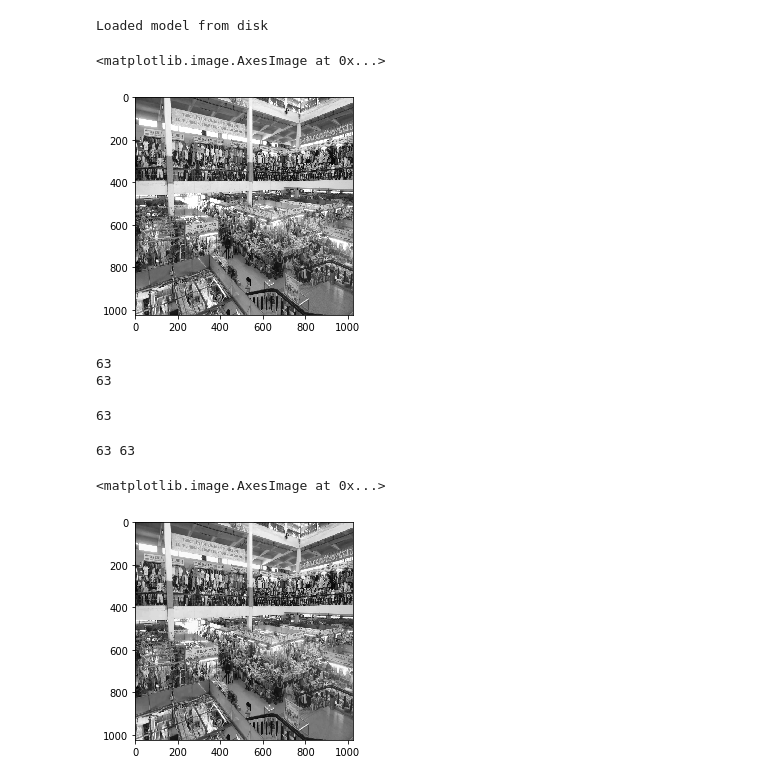
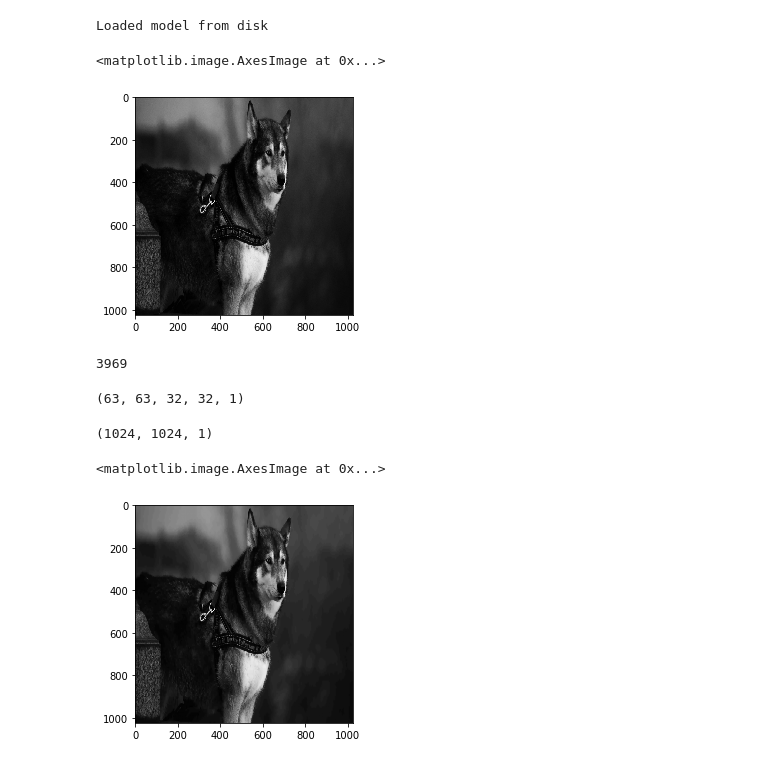
Before and after one commit to Ayush-Shirsat/DIP-project, a Jupyter notebook: ARCNN/gray_Predict.ipynb, the cells around one changed output. Drawn from its saved outputs; the diff is of its cells as text; code cells hidden in the pictures.

```diff
--- a/ARCNN/gray_Predict.ipynb
+++ b/ARCNN/gray_Predict.ipynb
@@ -20,73 +20,64 @@ Loaded model from disk
 # %%
 filenames = sorted(os.listdir('DIV2K_train_HR'))
 
 block_size = 32
 stride = 16
 row_num = (1024 - block_size) // stride + 1
 col_num = (1024 - block_size) // stride + 1
 
 
-img = cv2.resize(cv2.imread('DIV2K_train_HR/'+filenames[777], 0),(1024,1024))
-# img = cv2.cvtColor(img, cv2.COLOR_BGR2RGB)
+img = cv2.resize(cv2.imread('DIV2K_train_HR/'+filenames[54], 0),(1024,1024))
+# cv2.imwrite('./predicted/dog_Label.png', img)
 plt.imshow(img, cmap = 'gray')
 # %% [output]
 <matplotlib.image.AxesImage at 0x...>
-[figure, old version]
+[figure, new version]
 # %%
 compressed_files = sorted(os.listdir('compressed_new'))
 
 block_size = 32
 stride = 16
 # %%
-test_sample = cv2.resize(cv2.imread('compressed_new/'+compressed_files[777],0),(1024,1024))
+test_sample = cv2.resize(cv2.imread('compressed_new/'+compressed_files[54],0),(1024,1024))
+# cv2.imwrite('./predicted/dog_Input.png', test_sample)
 # plt.imshow(test_sample)
 row_num = (test_sample.shape[0] - block_size) // stride + 1
 col_num = (test_sample.shape[1] - block_size) // stride + 1
 
-print(row_num)
-print(col_num)
-
-test_data = [None]*row_num
+test_data = []
 for y in range(row_num):
-    test = []
     for x in range(col_num):
         x_start = x*stride
         x_end = x_start+block_size
         y_start = y*stride
         y_end = y_start+block_size
         block = test_sample[y_start:y_end, x_start:x_end]
-        test.append(loaded_model.predict(block.reshape(1,32,32,1)))
-    test_data[y] = test
+        test_data.append(loaded_model.predict(block.reshape(1,32,32,1)))
 len(test_data)
 # %% [output]
-63
-63
+3969
-63
-# %%
-print(row_num, col_num)
-test_data = np.array(test_data)
-# %% [output]
-63 63
+# %%
+test_data = np.array(test_data).reshape(row_num,col_num,32,32,1)
+print(test_data.shape)
+# %% [output]
+(63, 63, 32, 32, 1)
 # %%
 recon = np.ones((test_sample.shape[0],test_sample.shape[1],1))
-test_data = np.array(test_data)
-for i, row in enumerate(test_data):
-    for j, col in enumerate(row):
+for i in range(0,row_num):
+    for j in range(0,col_num):
         if i%2 == 0 and j%2 == 0:
-            recon[(i*16):(i*16)+32, (j*16):(j*16)+32] = row[j]
+            recon[i*16:i*16+32,j*16:j*16+32] = test_data[i][j]
 
-for i, row in enumerate(test_data):
-    for j, col in enumerate(row):
-        if i%2 == 0 and j%2 == 0:
-            recon[(i*16):(i*16)+32, (j*16):(j*16)+32] = (recon[(i*16):(i*16)+32, (j*16):(j*16)+32]
-                                                                                        + row[j])/2
+for i in range(0,row_num):
+    for j in range(0,col_num):
+        if i%2 != 0 and j%2 != 0:
+            recon[i*16:i*16+32,j*16:j*16+32] = (recon[i*16:i*16+32,j*16:j*16+32] + test_data[i][j])/2
 
-# for i, row in enumerate(test_data):
-#     for j, col in enumerate(row):
-#         recon[i*16:(i*16)+32, j*16:(j*16)+32] = row[j]
-
+print(recon.shape)
+# cv2.imwrite('./predicted/dog_Predicted.png', recon)
 plt.imshow(recon.reshape(test_sample.shape[0],test_sample.shape[1]), cmap = 'gray')
 # %% [output]
-<matplotlib.image.AxesImage at 0x...>
+(1024, 1024, 1)
+<matplotlib.image.AxesImage at 0x...>
-[figure, old version]
+[figure, new version]
 # %%
```
Also changed, not shown: parts of 3 cells of this notebook, 2 other files.
